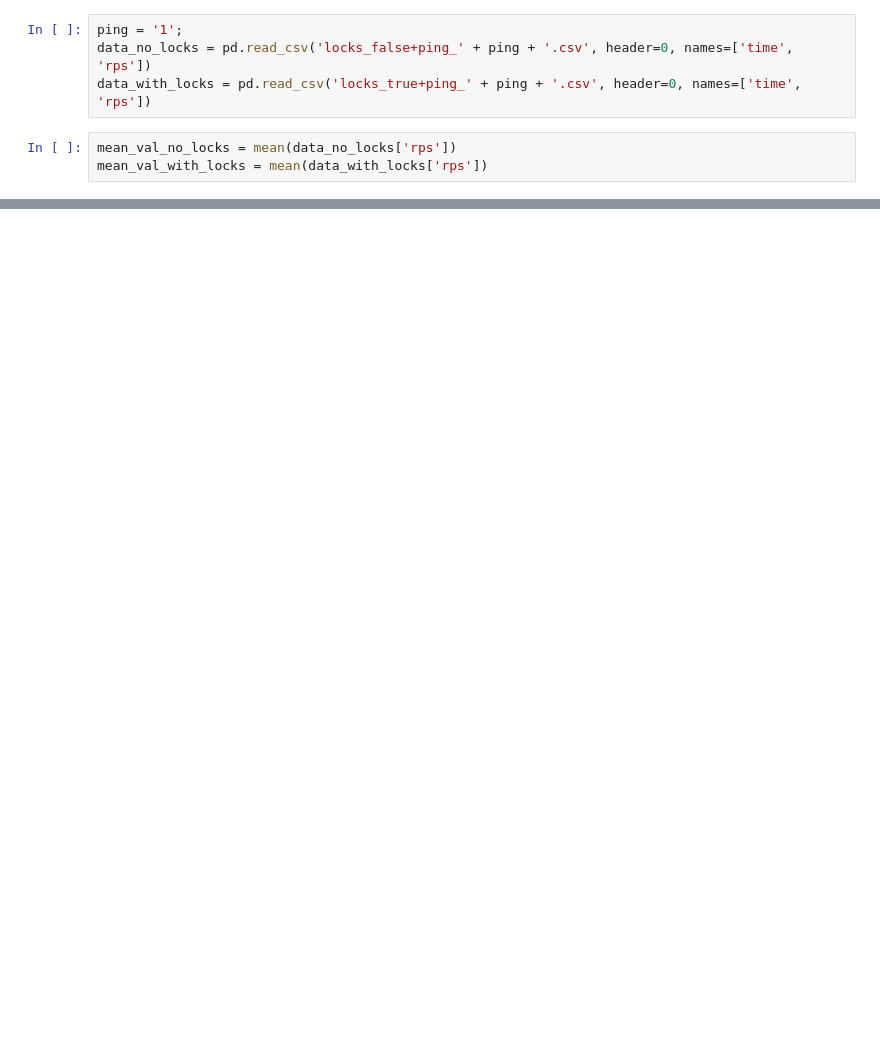
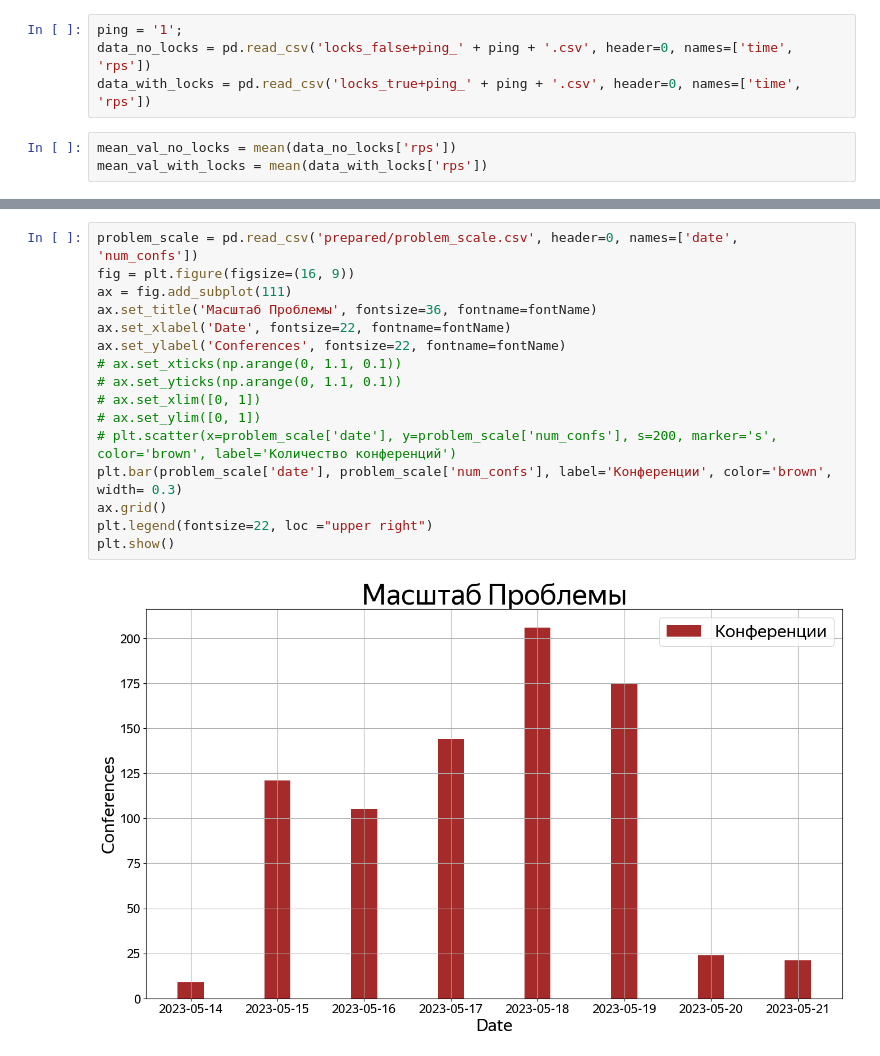
Before and after one commit to elstano/tmost_state_machine_bench, a Jupyter notebook: ipnb/graphs.ipynb, the cells around one changed output, grey strips where cells are left out. Drawn from its saved outputs; the diff is of its cells as text; blank space fills up the shorter version.

```diff
--- a/ipnb/graphs.ipynb
+++ b/ipnb/graphs.ipynb
@@ -44,0 +64,18 @@ plotComparison('0', 'Ping: 0')
+# %%
+problem_scale = pd.read_csv('prepared/problem_scale.csv', header=0, names=['date', 'num_confs'])
+fig = plt.figure(figsize=(16, 9))
+ax = fig.add_subplot(111)
+ax.set_title('Масштаб Проблемы', fontsize=36, fontname=fontName)
+ax.set_xlabel('Date', fontsize=22, fontname=fontName)
+ax.set_ylabel('Conferences', fontsize=22, fontname=fontName)
+# ax.set_xticks(np.arange(0, 1.1, 0.1))
+# ax.set_yticks(np.arange(0, 1.1, 0.1))
+# ax.set_xlim([0, 1])
+# ax.set_ylim([0, 1])
+# plt.scatter(x=problem_scale['date'], y=problem_scale['num_confs'], s=200, marker='s', color='brown', label='Количество конференций')
+plt.bar(problem_scale['date'], problem_scale['num_confs'], label='Конференции', color='brown', width= 0.3)
+ax.grid()
+plt.legend(fontsize=22, loc ="upper right")
+plt.show()
+# %% [output]
+[figure, added]
```
Also changed, not shown: parts of 5 cells of this notebook, 5 other files.
